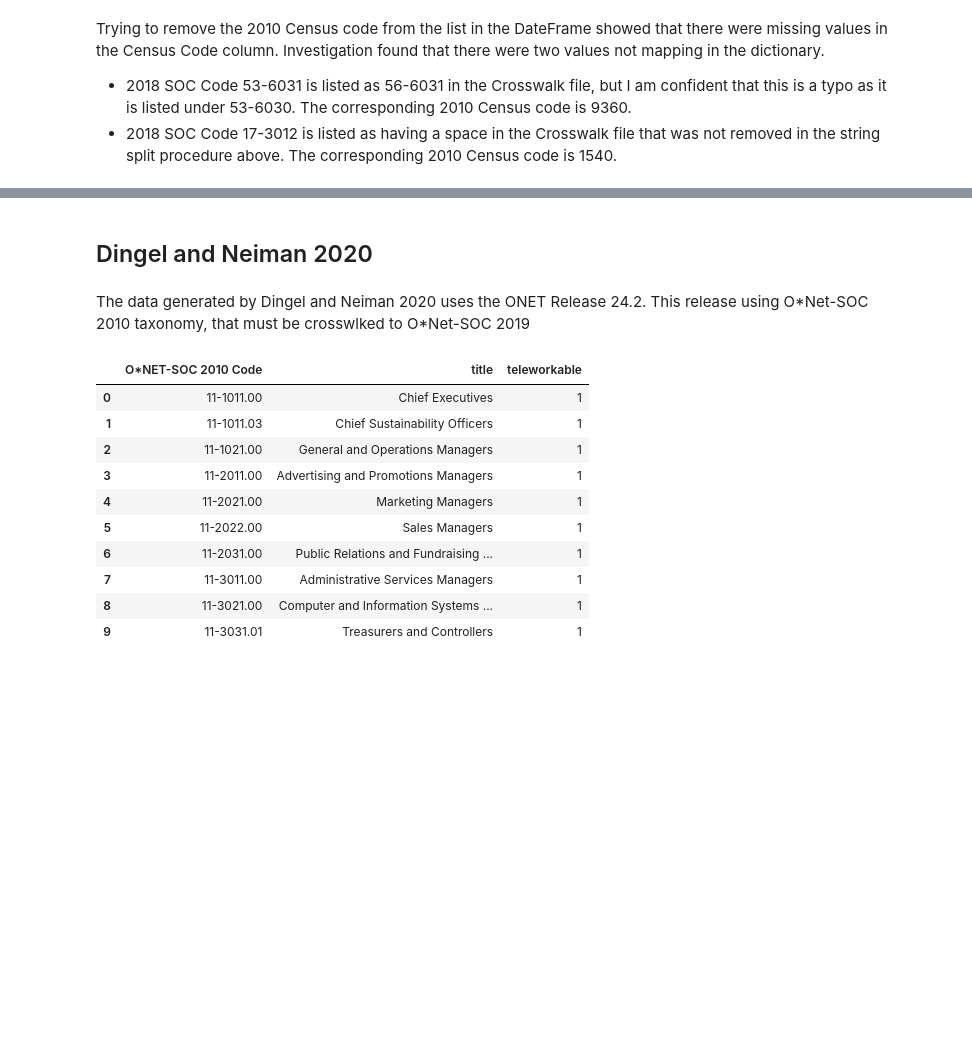
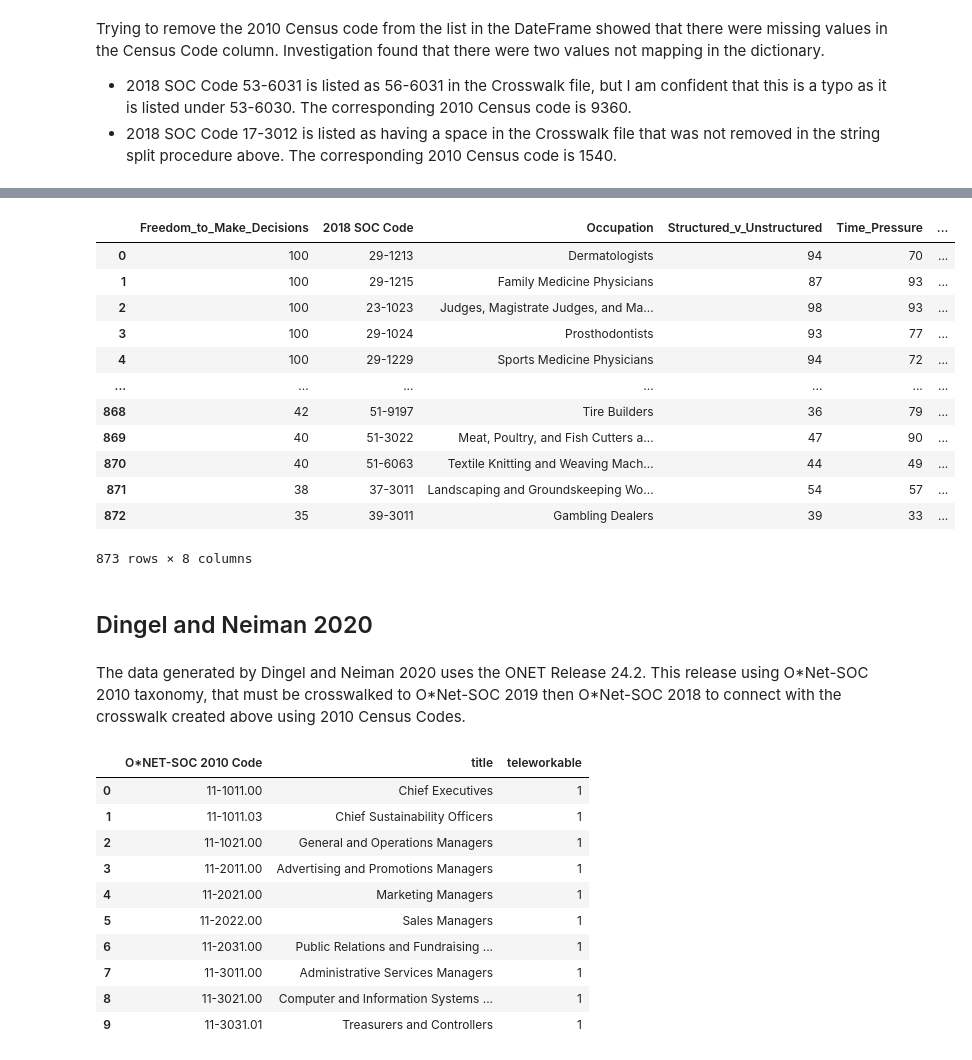
Before and after one commit to meganmccoy/ONET_Occupation_Codes, a Jupyter notebook: Mapping SOP and Census Occupation Codes.ipynb, the cells around one changed output, grey strips where cells are left out. Saved outputs shown, nothing was run; the diff lists cells and outputs as text; code cells hidden in the pictures; blank space fills up the shorter version.

Commit message:
Streamlined issues with list in dataframe due to NaN from crosswalk

```diff
--- a/Mapping SOP and Census Occupation Codes.ipynb
+++ b/Mapping SOP and Census Occupation Codes.ipynb
@@ -164,7 +190,7 @@ nulls
 CORRECTION1 = (onet['2018 SOC Code'] == '53-6031')
 CORRECTION2 = (onet['2018 SOC Code'] == '17-3012')
 
-onet.loc[CORRECTION1, '2010 Census Code'] = '[9360]'
-onet.loc[CORRECTION2, '2010 Census Code'] = '[1540]'
+onet.loc[CORRECTION1, '2010 Census Code'] = ['9360']
+onet.loc[CORRECTION2, '2010 Census Code'] = ['1540']
 
 onet.head()
@@ -173,4 +204,10 @@ Having corrected for the missing values, we can remove the code from the list.
+# %%
+def remove_from_list(x):
+    val = x[0]
+    if isinstance(x, str):
+        return [x][0]
+    return val
 # %%
-onet['2010 Census Code'] = onet['2010 Census Code'].apply(lambda x: x[0])
+onet['2010 Census Code']=onet['2010 Census Code'].apply(remove_from_list)
 
-onet.head()
+onet['2010 Census Code'].astype(int)
@@ -177,9 +227,25 @@ onet.head()
+# %%
+onet
+# %% [output]
+|  | Freedom_to_Make_Decisions | 2018 SOC Code | Occupation | Structured_v_Unstructured | Time_Pressure | ... |
+| 0 | 100 | 29-1213 | Dermatologists | 94 | 70 | ... |
+| 1 | 100 | 29-1215 | Family Medicine Physicians | 87 | 93 | ... |
+| 2 | 100 | 23-1023 | Judges, Magistrate Judges, and Ma... | 98 | 93 | ... |
+| 3 | 100 | 29-1024 | Prosthodontists | 93 | 77 | ... |
+| 4 | 100 | 29-1229 | Sports Medicine Physicians | 94 | 72 | ... |
+| ... | ... | ... | ... | ... | ... | ... |
+| 868 | 42 | 51-9197 | Tire Builders | 36 | 79 | ... |
+| 869 | 40 | 51-3022 | Meat, Poultry, and Fish Cutters a... | 47 | 90 | ... |
+| 870 | 40 | 51-6063 | Textile Knitting and Weaving Mach... | 44 | 49 | ... |
+| 871 | 38 | 37-3011 | Landscaping and Groundskeeping Wo... | 54 | 57 | ... |
+| 872 | 35 | 39-3011 | Gambling Dealers | 39 | 33 | ... |
+873 rows × 8 columns
 # %%
 onet.to_csv('onet_flex.csv', index=False)
 # %% [markdown]
 ## Dingel and Neiman 2020
 # %% [markdown]
-The data generated by Dingel and Neiman 2020 uses the ONET Release 24.2. This release using O\*Net-SOC 2010 taxonomy, that must be crosswlked to O\*Net-SOC 2019
+The data generated by Dingel and Neiman 2020 uses the ONET Release 24.2. This release using O\*Net-SOC 2010 taxonomy, that must be crosswalked to O\*Net-SOC 2019 then O\*Net-SOC 2018 to connect with the crosswalk created above using 2010 Census Codes.
 # %%
 onet = pd.read_csv('https://raw.githubusercontent.com/jdingel/DingelNeiman-workathome/master/occ_onet_scores/output/occupations_workathome.csv')
 
```
Also changed, not shown: parts of 12 cells of this notebook, 2 other files.
